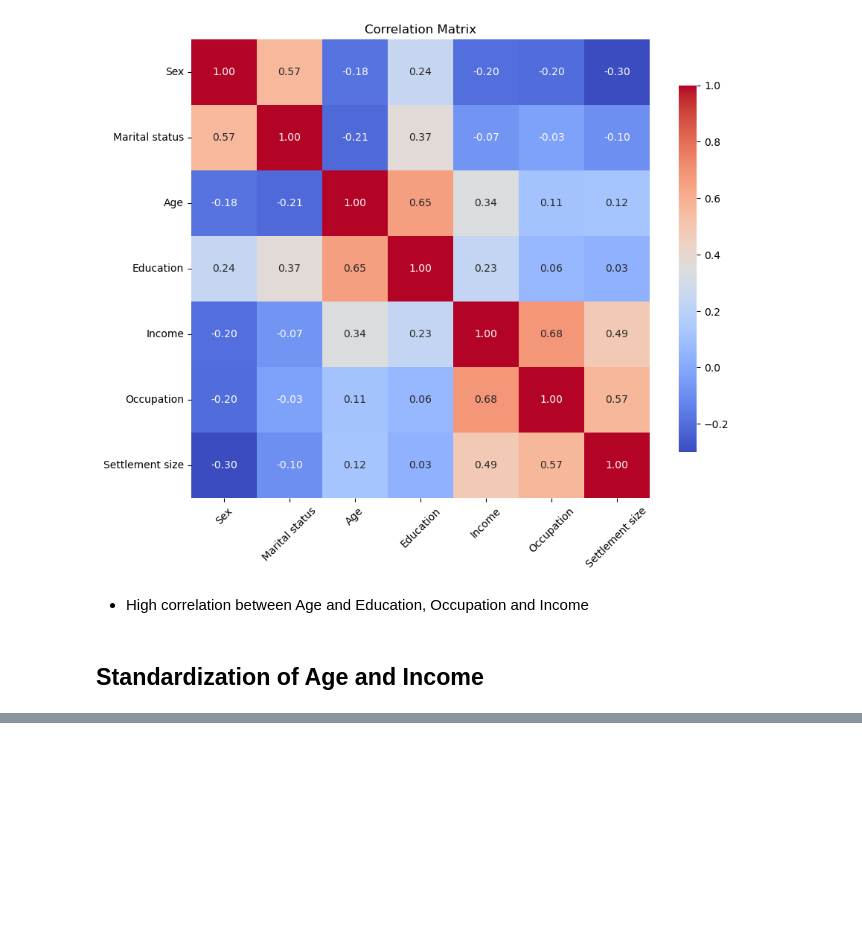
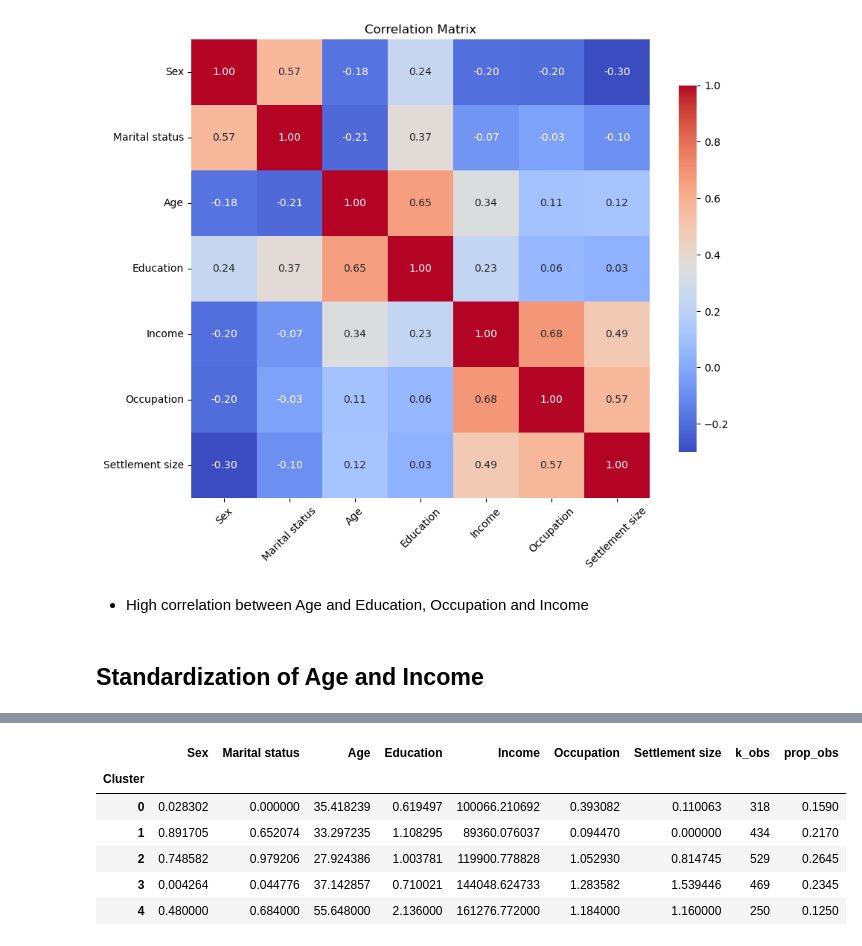
Before and after one commit to satwikboina111/CustomerAnalytics, a Jupyter notebook: Notebooks/Customer_Segmentation.ipynb, the cells around one changed output, grey strips where cells are left out. Saved outputs shown, nothing was run; the diff lists cells and outputs as text; code cells hidden in the pictures; blank space fills up the shorter version.

```diff
--- a/Notebooks/Customer_Segmentation.ipynb
+++ b/Notebooks/Customer_Segmentation.ipynb
@@ -102,0 +165,12 @@ data = scaler.fit_transform(df)
+# %%
+segment_analysis['k_obs'] = df_segmented.groupby(["Cluster"])['Sex'].count()
+segment_analysis['prop_obs'] = segment_analysis["k_obs"]/segment_analysis["k_obs"].sum()
+segment_analysis
+# %% [output]
+|  | Sex | Marital status | Age | Education | Income | Occupation | Settlement size | k_obs | prop_obs |
+| Cluster |  |  |  |  |  |  |  |  |  |
+| 0 | 0.028302 | 0.000000 | 35.418239 | 0.619497 | 100066.210692 | 0.393082 | 0.110063 | 318 | 0.1590 |
+| 1 | 0.891705 | 0.652074 | 33.297235 | 1.108295 | 89360.076037 | 0.094470 | 0.000000 | 434 | 0.2170 |
+| 2 | 0.748582 | 0.979206 | 27.924386 | 1.003781 | 119900.778828 | 1.052930 | 0.814745 | 529 | 0.2645 |
+| 3 | 0.004264 | 0.044776 | 37.142857 | 0.710021 | 144048.624733 | 1.283582 | 1.539446 | 469 | 0.2345 |
+| 4 | 0.480000 | 0.684000 | 55.648000 | 2.136000 | 161276.772000 | 1.184000 | 1.160000 | 250 | 0.1250 |
```
Also changed, not shown: parts of 17 cells of this notebook, 1 other file.
